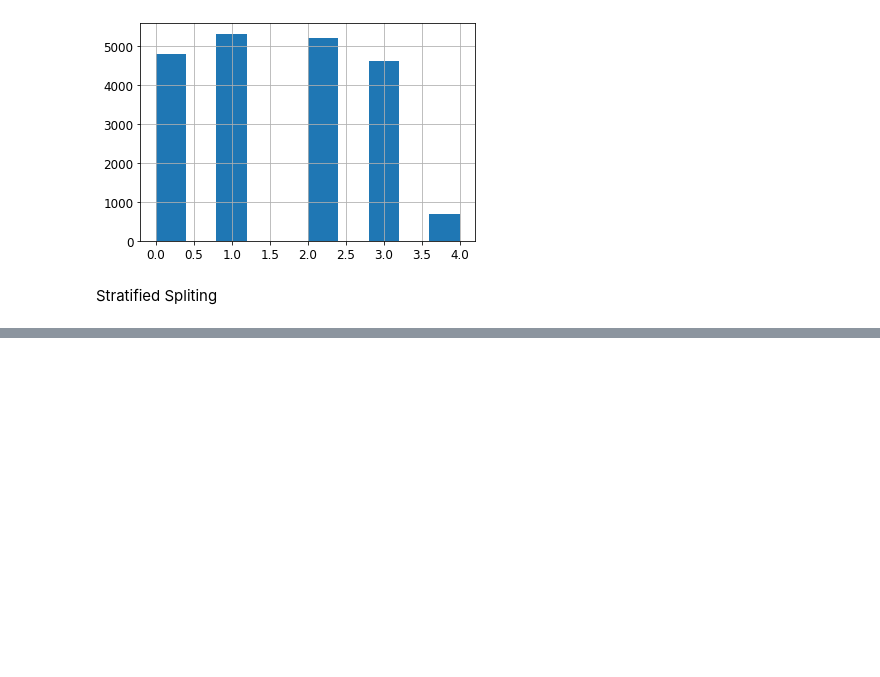
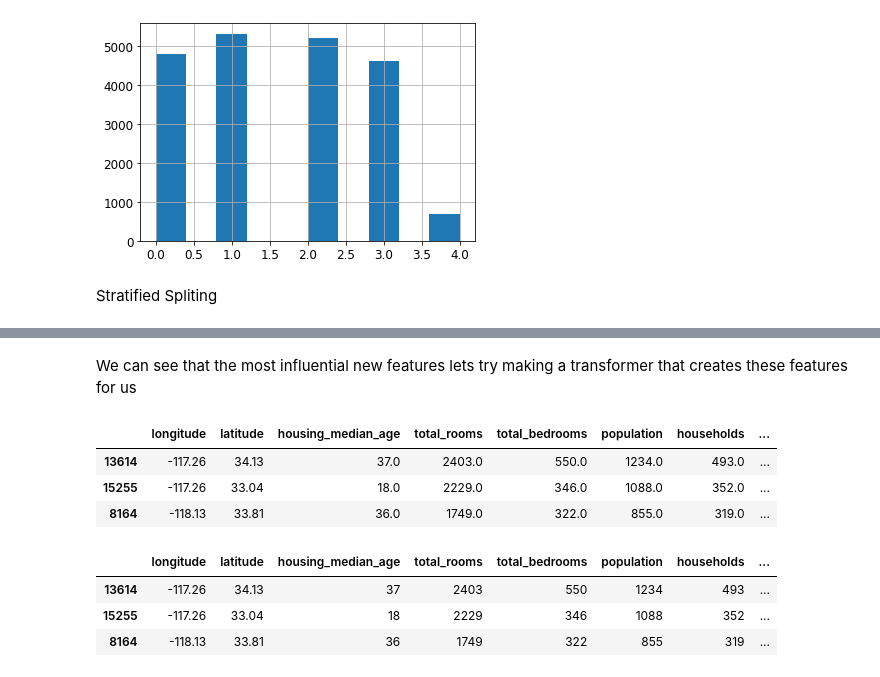
Before and after one commit to MaudDK/ML-Calfornia-Housing-Dataset-Geron, a Jupyter notebook: explore.ipynb, the cells around one changed output, grey strips where cells are left out. Saved outputs shown, nothing was run; the diff lists cells and outputs as text; code cells hidden in the pictures; blank space fills up the shorter version.

```diff
--- a/explore.ipynb
+++ b/explore.ipynb
@@ -206,0 +251,53 @@ train_set.head()
+# %% [markdown]
+We can see that the most influential new features lets try making a transformer that creates these features for us
+# %%
+housing = train_set.copy()
+housing.head(3)
+# %% [output]
+|  | longitude | latitude | housing_median_age | total_rooms | total_bedrooms | population | households | ... |
+| 13614 | -117.26 | 34.13 | 37.0 | 2403.0 | 550.0 | 1234.0 | 493.0 | ... |
+| 15255 | -117.26 | 33.04 | 18.0 | 2229.0 | 346.0 | 1088.0 | 352.0 | ... |
+| 8164 | -118.13 | 33.81 | 36.0 | 1749.0 | 322.0 | 855.0 | 319.0 | ... |
+# %%
+from sklearn.base import BaseEstimator, TransformerMixin
+#We want [total_rooms per total bedrooms] and [households per population] and [households per total rooms]
+
+rooms_ix, bedrooms_ix, population_ix, households_ix = 3, 4, 5, 6
+
+class CombinedAttributesAdder(BaseEstimator, TransformerMixin):
+    def __init__(self, add_rooms_per_bedrooms = True, add_households_per_population = True, add_households_per_total_rooms = True):
+        self.add_rooms_per_bedrooms = add_rooms_per_bedrooms
+        self.add_households_per_population = add_households_per_population
+        self.add_households_per_total_rooms = add_households_per_total_rooms
+
+    def fit(self, X):
+        return self
+
+    def transform(self, X):
+        transforms = []
+        if self.add_rooms_per_bedrooms:
+            rooms_per_bedrooms = X[:, rooms_ix] / X[:, bedrooms_ix]
+            transforms.append(rooms_per_bedrooms)
+
+        if self.add_households_per_population:
+            households_per_population = X[:, households_ix] / X[:, population_ix]
+            transforms.append(households_per_population)
+
+        if self.add_households_per_total_rooms:
+            households_per_rooms = X[:, households_ix] / X[:, rooms_ix]
+            transforms.append(households_per_rooms)
+            return np.c_[X, rooms_per_bedrooms, households_per_population, households_per_rooms]
+
+        else:
+            return np.c_[X, rooms_per_bedrooms, households_per_population]
+
+
+attr_adder = CombinedAttributesAdder()
+housing_extra_attribs = attr_adder.transform(housing.values)
+housing_extra_attribs = pd.DataFrame(housing_extra_attribs, columns = list(housing.columns) + ["rooms_per_bedrooms", "households_per_populations", "households_per_rooms"], index= housing.index)
+housing_extra_attribs.head(3)
+# %% [output]
+|  | longitude | latitude | housing_median_age | total_rooms | total_bedrooms | population | households | ... |
+| 13614 | -117.26 | 34.13 | 37 | 2403 | 550 | 1234 | 493 | ... |
+| 15255 | -117.26 | 33.04 | 18 | 2229 | 346 | 1088 | 352 | ... |
+| 8164 | -118.13 | 33.81 | 36 | 1749 | 322 | 855 | 319 | ... |
```
Also changed, not shown: parts of 16 cells of this notebook, 3 other files.
